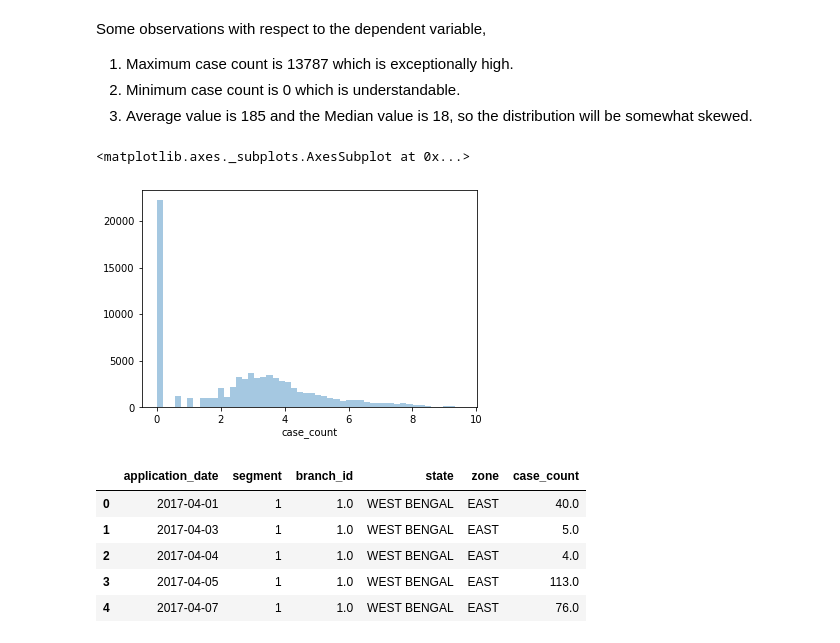
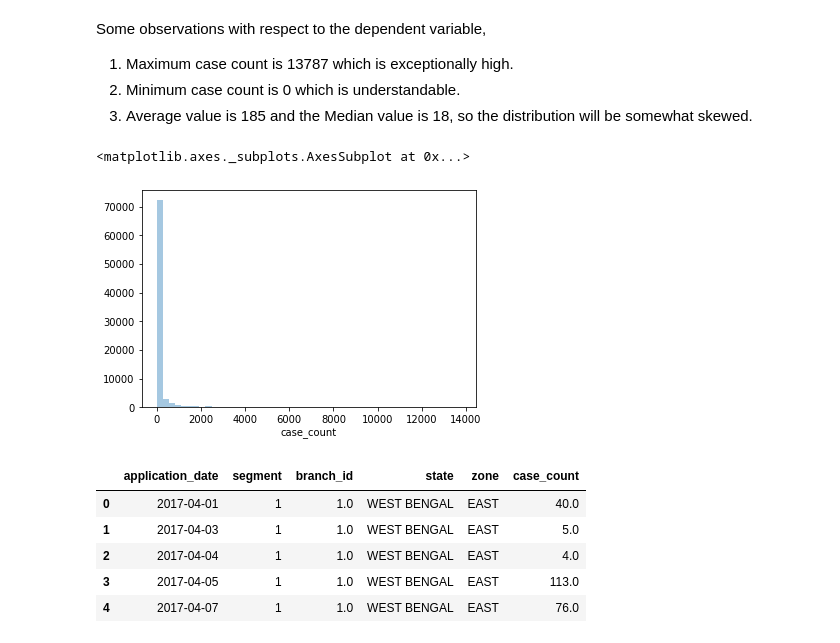
Before and after one commit to kulkarni-vishwanath/LTFS_DataScince_Finhack_2, a Jupyter notebook: LTFS_2.ipynb, the cells around one changed output. Saved outputs shown, nothing was run; the diff lists cells and outputs as text; code cells hidden in the pictures.

```diff
--- a/LTFS.ipynb
+++ b/LTFS_2.ipynb
@@ -116,11 +113,11 @@ Some observations with respect to the dependent variable,
 2. Minimum case count is 0 which is understandable.
 3. Average value is 185 and the Median value is 18, so the distribution will be somewhat skewed.
 # %%
-sns.distplot(np.log1p(train['case_count']),kde=False,bins=50)
+sns.distplot(train['case_count'],kde=False,bins=50)
 # As we can see a lot of 0 values.
 # %% [output]
 <matplotlib.axes._subplots.AxesSubplot at 0x...>
-[figure, old version]
+[figure, new version]
 # %%
 train.head()
 # %% [output]
```
Also changed, not shown: parts of 45 cells of this notebook, 2 other files.
